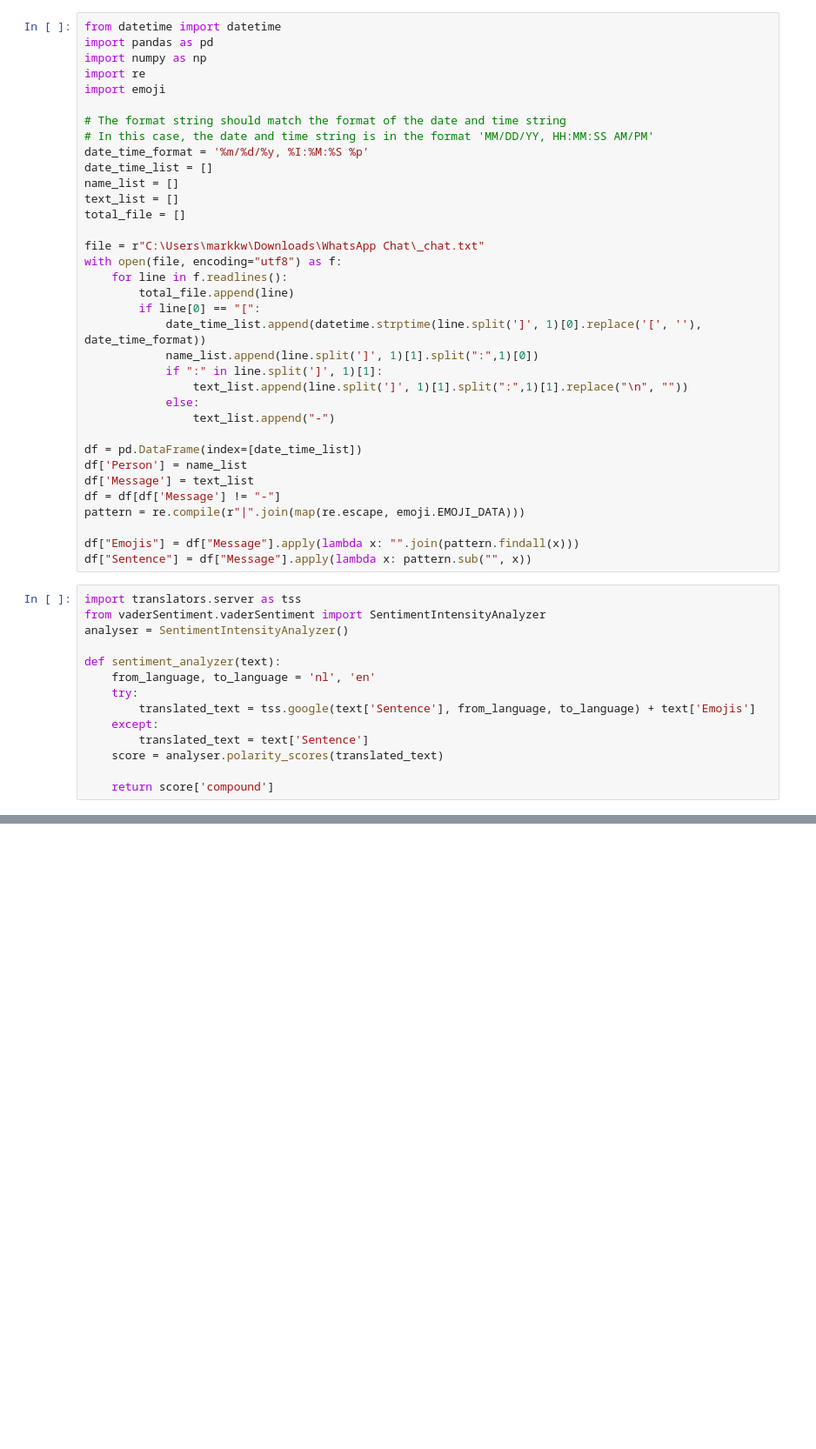
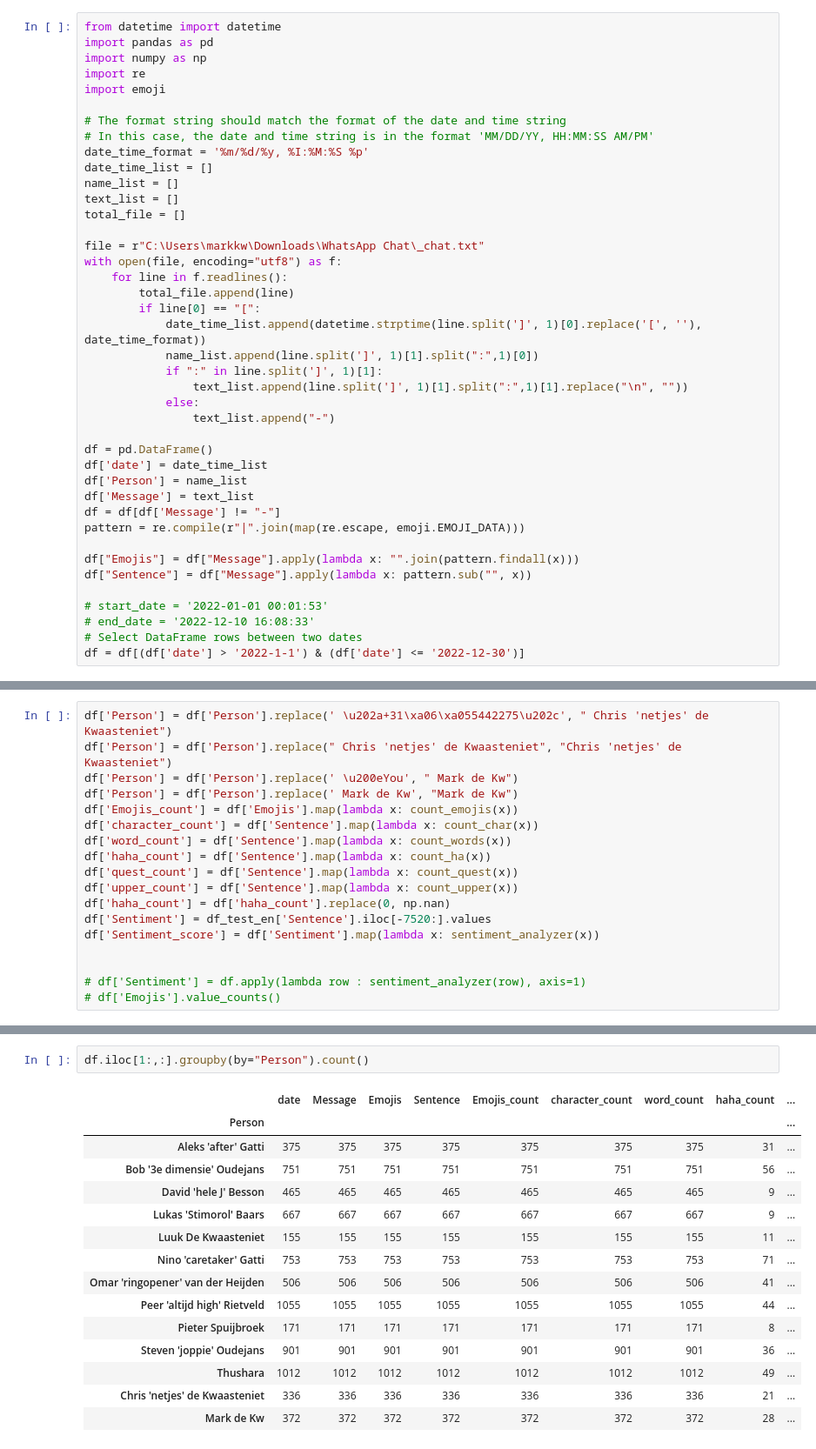
Before and after one commit to MarkdeKwaasteniet/whatswrapped.github.io, a Jupyter notebook: data_analysis.ipynb, the cells around one changed output, grey strips where cells are left out. Shown at 87% size. Saved outputs shown, nothing was run; the diff lists cells and outputs as text; blank space fills up the shorter version.

```diff
--- a/data_analysis.ipynb
+++ b/data_analysis.ipynb
@@ -25,7 +25,8 @@ with open(file, encoding="utf8") as f:
             else:
                 text_list.append("-")
 
-df = pd.DataFrame(index=[date_time_list])
+df = pd.DataFrame()
+df['date'] = date_time_list
 df['Person'] = name_list
 df['Message'] = text_list
 df = df[df['Message'] != "-"]
@@ -33,17 +34,8 @@ pattern = re.compile(r"|".join(map(re.escape, emoji.EMOJI_DATA)))
 
 df["Emojis"] = df["Message"].apply(lambda x: "".join(pattern.findall(x)))
 df["Sentence"] = df["Message"].apply(lambda x: pattern.sub("", x))
+
+# start_date = '2022-01-01 00:01:53'
+# end_date = '2022-12-10 16:08:33'
+# Select DataFrame rows between two dates
+df = df[(df['date'] > '2022-1-1') & (df['date'] <= '2022-12-30')]
-# %%
-import translators.server as tss
-from vaderSentiment.vaderSentiment import SentimentIntensityAnalyzer
-analyser = SentimentIntensityAnalyzer()
-
-def sentiment_analyzer(text):
-    from_language, to_language = 'nl', 'en'
-    try:
-        translated_text = tss.google(text['Sentence'], from_language, to_language) + text['Emojis']
-    except:
-        translated_text = text['Sentence']
-    score = analyser.polarity_scores(translated_text)
-
-    return score['compound']
@@ -53,0 +85,18 @@ df['Emojis'].value_counts()
+# %%
+df['Person'] = df['Person'].replace(' \u202a+31\xa06\xa055442275\u202c', " Chris 'netjes' de Kwaasteniet")
+df['Person'] = df['Person'].replace(" Chris 'netjes' de Kwaasteniet", "Chris 'netjes' de Kwaasteniet")
+df['Person'] = df['Person'].replace(' \u200eYou', " Mark de Kw")
+df['Person'] = df['Person'].replace(' Mark de Kw', "Mark de Kw")
+df['Emojis_count'] = df['Emojis'].map(lambda x: count_emojis(x))
+df['character_count'] = df['Sentence'].map(lambda x: count_char(x))
+df['word_count'] = df['Sentence'].map(lambda x: count_words(x))
+df['haha_count'] = df['Sentence'].map(lambda x: count_ha(x))
+df['quest_count'] = df['Sentence'].map(lambda x: count_quest(x))
+df['upper_count'] = df['Sentence'].map(lambda x: count_upper(x))
+df['haha_count'] = df['haha_count'].replace(0, np.nan)
+df['Sentiment'] = df_test_en['Sentence'].iloc[-7520:].values
+df['Sentiment_score'] = df['Sentiment'].map(lambda x: sentiment_analyzer(x))
+
+
+# df['Sentiment'] = df.apply(lambda row : sentiment_analyzer(row), axis=1)
+# df['Emojis'].value_counts()
@@ -53,0 +154,18 @@ df['Emojis'].value_counts()
+# %%
+df.iloc[1:,:].groupby(by="Person").count()
+# %% [output]
+|  | date | Message | Emojis | Sentence | Emojis_count | character_count | word_count | haha_count | ... |
+| Person |  |  |  |  |  |  |  |  | ... |
+| Aleks 'after' Gatti | 375 | 375 | 375 | 375 | 375 | 375 | 375 | 31 | ... |
+| Bob '3e dimensie' Oudejans | 751 | 751 | 751 | 751 | 751 | 751 | 751 | 56 | ... |
+| David 'hele J' Besson | 465 | 465 | 465 | 465 | 465 | 465 | 465 | 9 | ... |
+| Lukas 'Stimorol' Baars | 667 | 667 | 667 | 667 | 667 | 667 | 667 | 9 | ... |
+| Luuk De Kwaasteniet | 155 | 155 | 155 | 155 | 155 | 155 | 155 | 11 | ... |
+| Nino 'caretaker' Gatti | 753 | 753 | 753 | 753 | 753 | 753 | 753 | 71 | ... |
+| Omar 'ringopener' van der Heijden | 506 | 506 | 506 | 506 | 506 | 506 | 506 | 41 | ... |
+| Peer 'altijd high' Rietveld | 1055 | 1055 | 1055 | 1055 | 1055 | 1055 | 1055 | 44 | ... |
+| Pieter Spuijbroek | 171 | 171 | 171 | 171 | 171 | 171 | 171 | 8 | ... |
+| Steven 'joppie' Oudejans | 901 | 901 | 901 | 901 | 901 | 901 | 901 | 36 | ... |
+| Thushara | 1012 | 1012 | 1012 | 1012 | 1012 | 1012 | 1012 | 49 | ... |
+| Chris 'netjes' de Kwaasteniet | 336 | 336 | 336 | 336 | 336 | 336 | 336 | 21 | ... |
+| Mark de Kw | 372 | 372 | 372 | 372 | 372 | 372 | 372 | 28 | ... |
```
Also changed, not shown: parts of 29 cells of this notebook, 8 other files.
